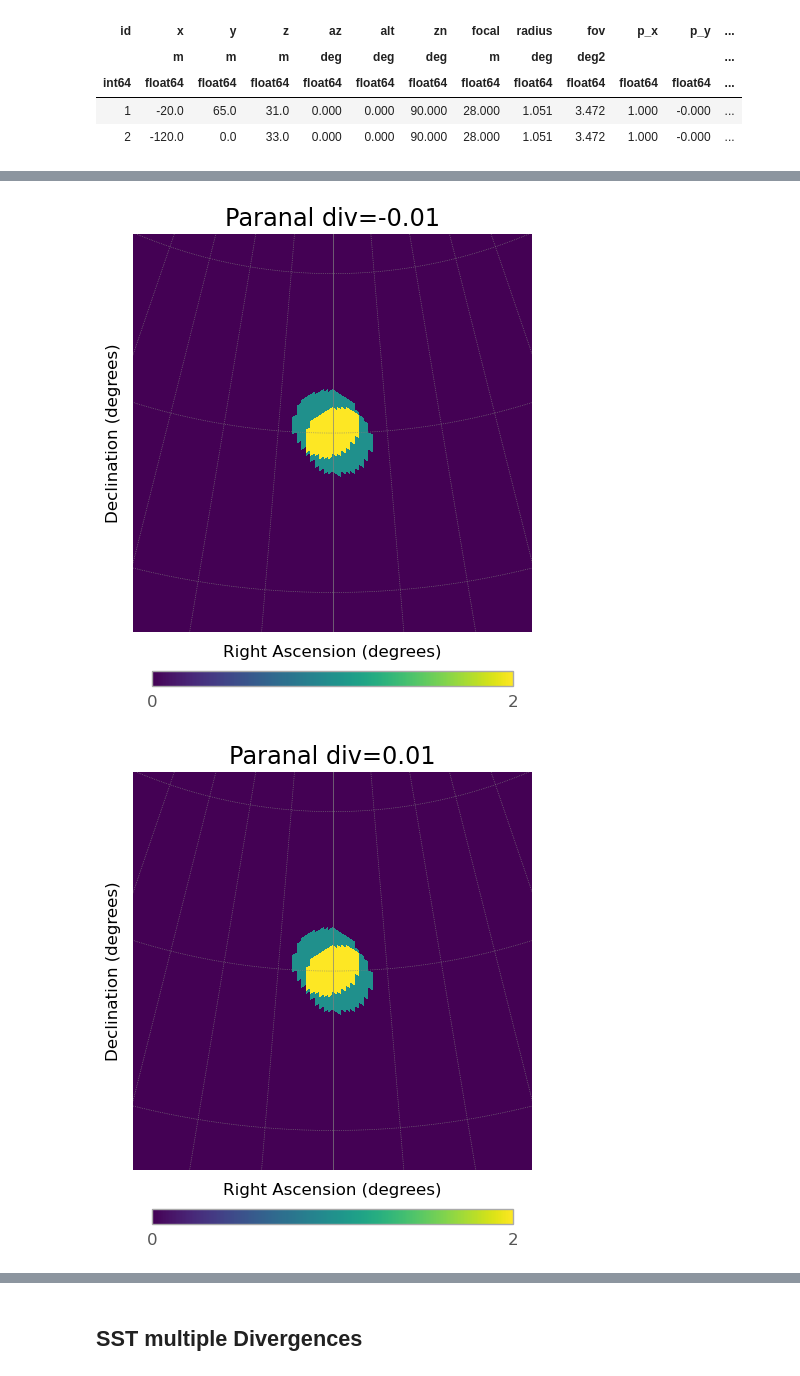
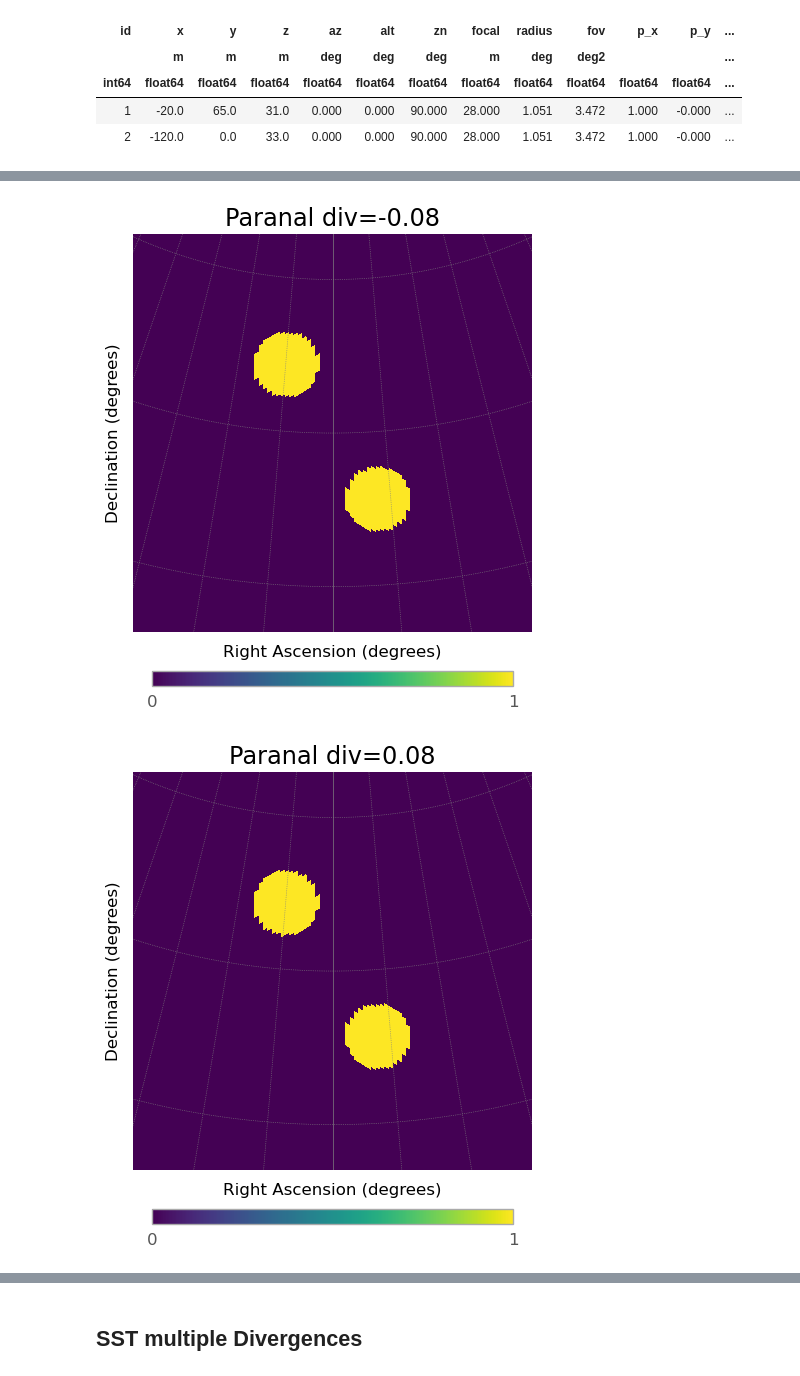
Before and after one commit to SamantaMorales/divtel, a Jupyter notebook: SSTs.ipynb, the cells around one changed output, grey strips where cells are left out. Cells and saved outputs as stored; diff of their text form; code cells hidden in the pictures.

```diff
--- a/SSTs.ipynb
+++ b/SSTs.ipynb
@@ -980,15 +1027,15 @@ The second map is
 # %%
 #array_SST.divergent_pointing(div=0.01, az=0, alt=70)
 #array_SST.multiplicity_plot()
-array_division_1.divergent_pointing(div=-0.01, az=0, alt=70)
+array_division_1.divergent_pointing(div=-0.08, az=0, alt=70)
 array_division_1.multiplicity_plot()
-array_division_2.divergent_pointing(div=0.01, az=0, alt=70)
+array_division_2.divergent_pointing(div=0.08, az=0, alt=70)
 array_division_2.multiplicity_plot()
 array_LST.divergent_pointing(div=-0.01, az=0, alt=70)
 array_LST.multiplicity_plot()
 # %% [output]
-[figure, old version]
+[figure, new version]
-[figure, old version]
+[figure, new version]
 [figure]
 # %% [markdown]
 ## SST multiple Divergences
```
Also changed, not shown: parts of 14 cells of this notebook, 2 other files.
